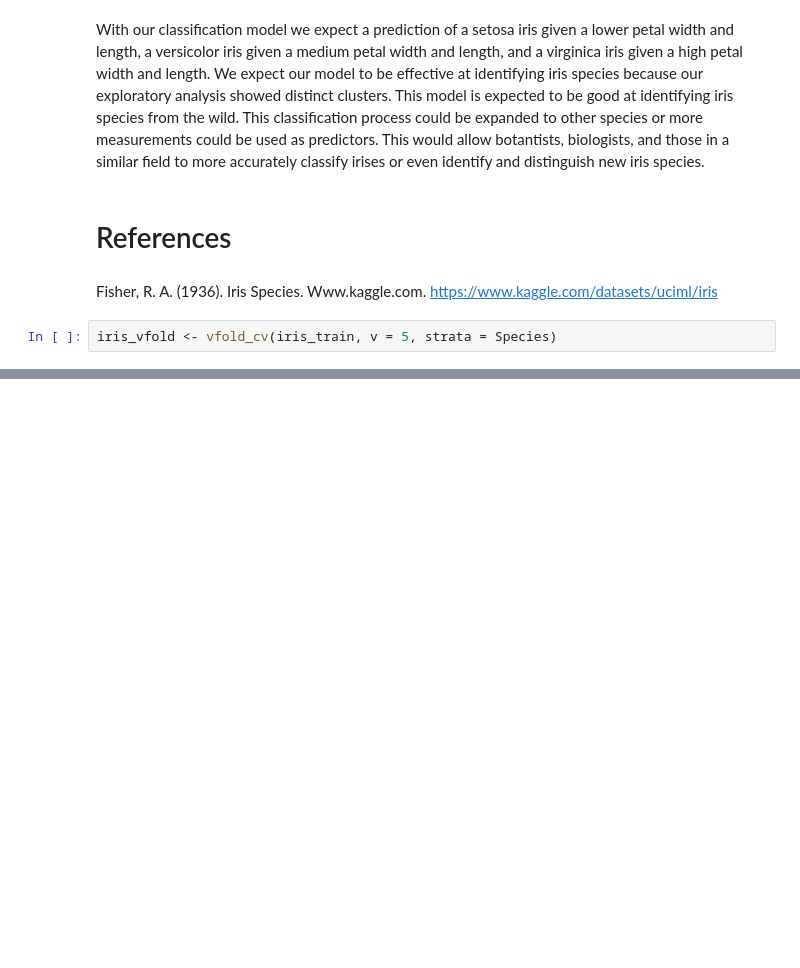
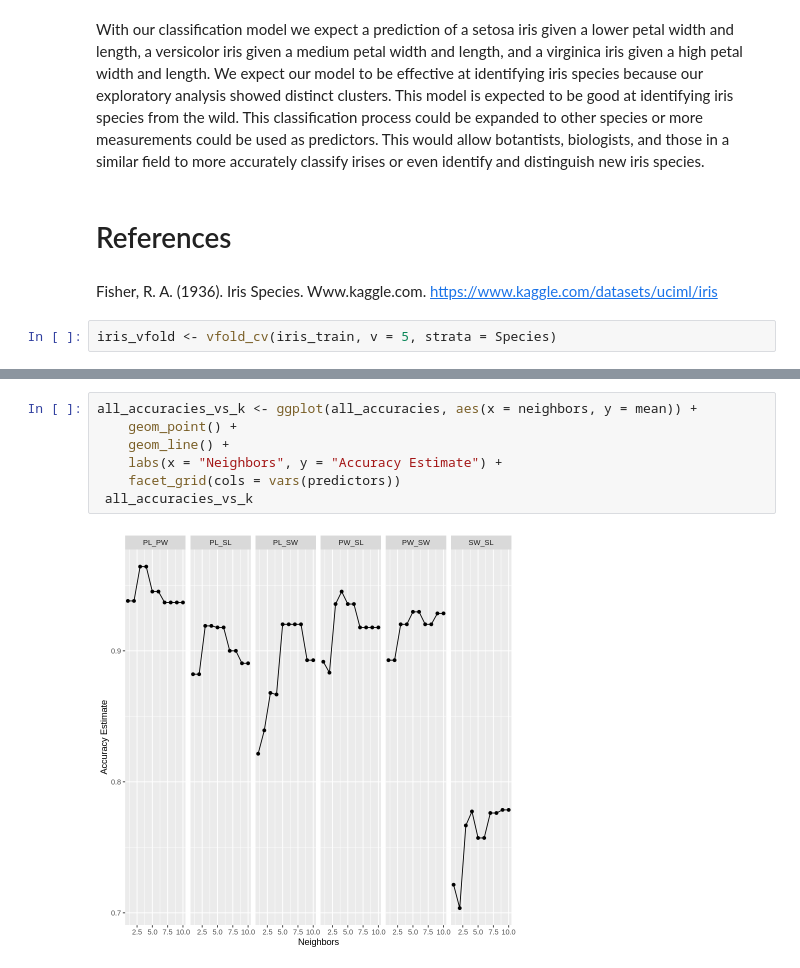
Before and after one commit to lucaschan117/dsci-100-002-group36, a Jupyter notebook: Iris_Project.ipynb, the cells around one changed output, grey strips where cells are left out. Cells and saved outputs as stored; diff of their text form; blank space fills up the shorter version.

```diff
--- a/Iris_Project.ipynb
+++ b/Iris_Project.ipynb
@@ -153,0 +300,9 @@ accuracy_vs_k <- ggplot(accuracies, aes(x = neighbors, y = mean)) +
+# %%
+all_accuracies_vs_k <- ggplot(all_accuracies, aes(x = neighbors, y = mean)) +
+    geom_point() +
+    geom_line() +
+    labs(x = "Neighbors", y = "Accuracy Estimate") +
+    facet_grid(cols = vars(predictors))
+ all_accuracies_vs_k
+# %% [output]
+[figure, added]
```
Also changed, not shown: parts of 6 cells of this notebook.
